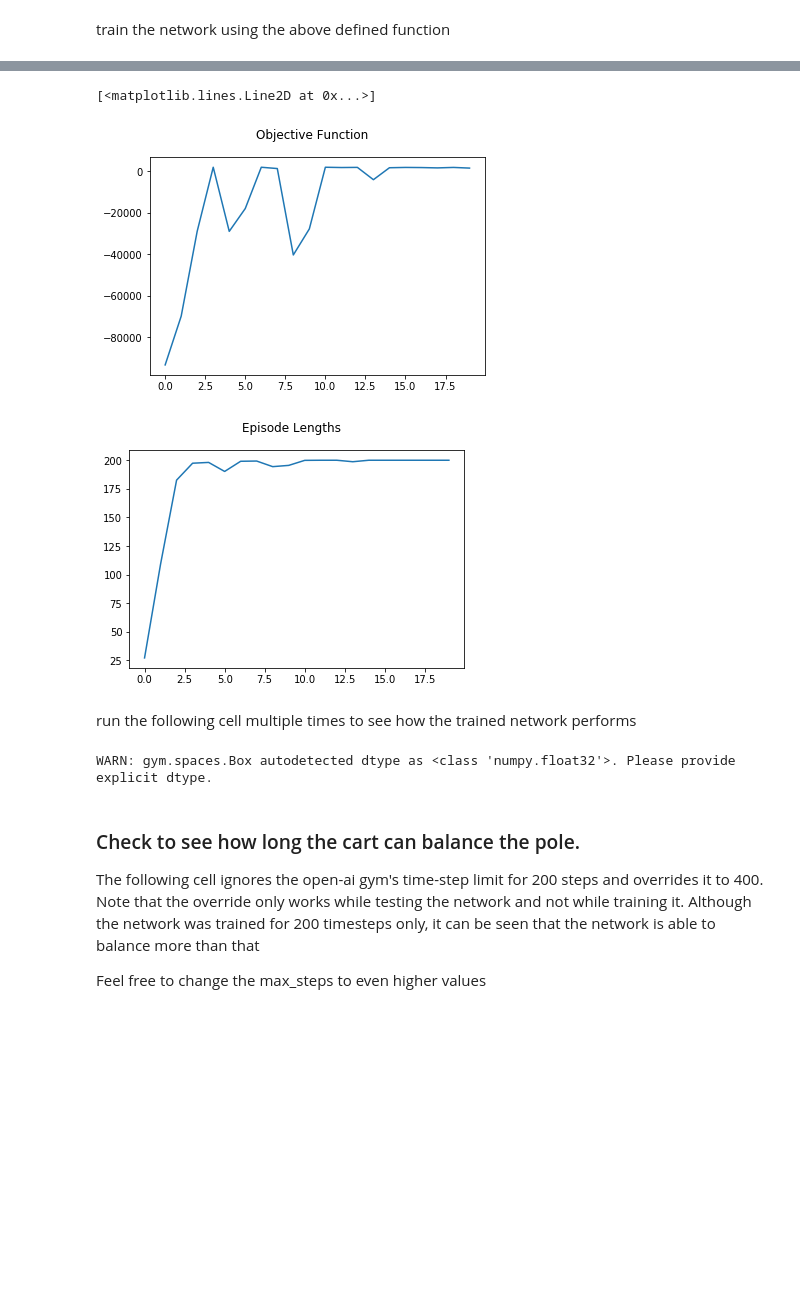
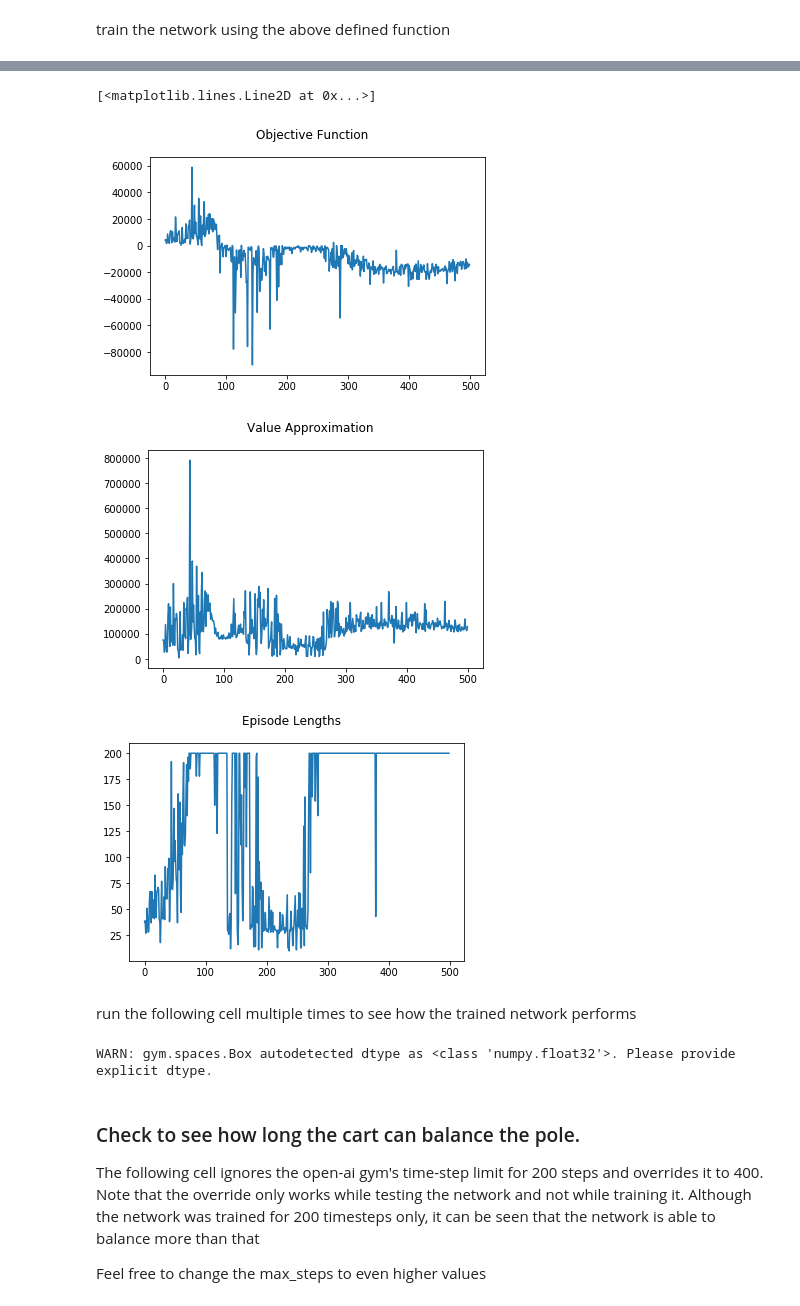
Before and after one commit to akanimax/deep-reinforcement-learning, a Jupyter notebook: deep_rl/cart_pole_v0/Neural_Network_Policy_Gradient.ipynb, the cells around one changed output, grey strips where cells are left out. Cells and saved outputs as stored; diff of their text form; code cells hidden in the pictures; blank space fills up the shorter version.

Commit message:
value approximation network added

```diff
--- a/deep_rl/cart_pole_v0/Neural_Network_Policy_Gradient.ipynb
+++ b/deep_rl/cart_pole_v0/Neural_Network_Policy_Gradient.ipynb
@@ -255,5 +304,5 @@ WARN: gym.spaces.Box autodetected dtype as <class 'numpy.float32'>. Please provi
 # %% [markdown]
 Alright, now let's test if the fit function actually reduces the loss using the experience obtained from playing the first episode.
 # %%
-model.fit(x, y, g, max_iter=1000);
+model.fit_policy(x, y, g, max_iter=1000);
 # %% [output]
@@ -265,0 +317,2 @@ fit complete
+# %%
+model.fit_value(x, y, max_iter=1000)
@@ -268,7 +329,8 @@ Cool. This ensures that the abstractions created above work nicely. :) ... On to
 # %% [markdown]
 ### With the model and a function to play the episode, We will now perform the training
 # %%
-def train_network(policy_network, episodes_per_learn=10, epochs_per_learn=5000, no_of_epochs=10, feedback_chk=2):
+def train_network(env, policy_network, epochs_per_learn=5000,
+                  no_of_epochs=10, feedback_chk=2, value_train_per_n_epochs=5):
     """
         improve the policy by playing episodes
         @args:
@@ -279,34 +341,34 @@ def train_network(policy_network, episodes_per_learn=10, epochs_per_learn=5000,
     print("Training start")
     print("-------------------------------------------------------------------------------------------")
 
-    losses = []
+    losses = []; v_losses = []
     avg_episode_lengths = []
 
     for epoch in range(no_of_epochs):
         # generate data by playing episodes
         print("Epoch: ", epoch + 1)
-        x, y, g, ep_lens = [], [], [], []
-        for _ in range(episodes_per_learn):
-            x_, y_, g_, ep_len = play_one_cart_pole_episode(policy_network)
-            x.append(x_); y.append(y_); g.append(g_); ep_lens.append(ep_len)
-
-        # concatenate all the data
-        x = np.concatenate(x); y = np.concatenate(y); g = np.concatenate(g)
+        x_, y_, g_, ep_len = play_one_cart_pole_episode(policy_network, env)
 
         # perform training on this data
-        loss = policy_network.fit(x, y, g, max_iter=epochs_per_learn)
+        print("fitting policy ... ")
+        loss = policy_network.fit_policy(x_, y_, g_, max_iter=epochs_per_learn)
+
+#         if (epoch + 1) %value_train_per_n_epochs == 0:
+        print("fitting value ...")
+        v_loss = policy_network.fit_value(x_, g_, max_iter=epochs_per_learn)
+        v_losses.append(v_loss)
 
         if (epoch + 1) % feedback_chk == 0 or epoch == 0:
             # play an episode with render on
-            play_one_cart_pole_episode(policy_network, render=True)
+            play_one_cart_pole_episode(policy_network, env, render=True)
 
         losses.append(loss)
-        avg_episode_lengths.append(np.mean(ep_lens))
+        avg_episode_lengths.append(ep_len)
 
-        print("Average Episode Length: %d" %np.mean(ep_lens))
+        print("Average Episode Length: %d" %np.mean(ep_len))
     print("-------------------------------------------------------------------------------------------")
     print("Training complete")
 
-    return losses, avg_episode_lengths
+    return losses, v_losses, avg_episode_lengths
 # %% [markdown]
 train the network using the above defined function
@@ -332,0 +375,4 @@ Training complete
+# %%
+env = gym.make('CartPole-v0')
+losses, v_losses, avg_episode_lengths = train_network(env, model,
+                                            no_of_epochs=500, feedback_chk=50, epochs_per_learn=30)
@@ -333,20 +399,26 @@ Training complete
 # %%
 # plot the losses and the avg episode lengths
 plt.figure().suptitle("Objective Function")
 plt.plot(losses)
 
+plt.figure().suptitle("Value Approximation")
+plt.plot(v_losses)
+
 plt.figure().suptitle("Episode Lengths")
 plt.plot(avg_episode_lengths)
 # %% [output]
 [<matplotlib.lines.Line2D at 0x...>]
-[figure, old version]
+[figure, new version]
-[figure, old version]
+[figure, new version]
+[figure, added]
 # %% [markdown]
 run the following cell multiple times to see how the trained network performs
+# %%
+env = gym.make('CartPole-v0')
+# %% [output]
+WARN: gym.spaces.Box autodetected dtype as <class 'numpy.float32'>. Please provide explicit dtype.
 # %%
-play_one_cart_pole_episode(model, render=True);
+play_one_cart_pole_episode(model, env, render=True);
-# %% [output]
-WARN: gym.spaces.Box autodetected dtype as <class 'numpy.float32'>. Please provide explicit dtype.
 # %% [markdown]
 ### Check to see how long the cart can balance the pole.
 The following cell ignores the open-ai gym's time-step limit for 200 steps and overrides it to 400. Note that the override only works while testing the network and not while training it. Although the network was trained for 200 timesteps only, it can be seen that the network is able to balance more than that
```
Also changed, not shown: parts of 12 cells of this notebook.
